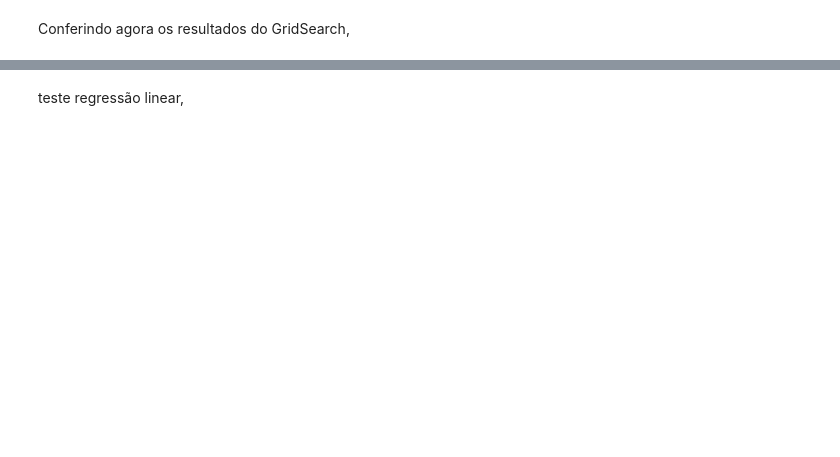
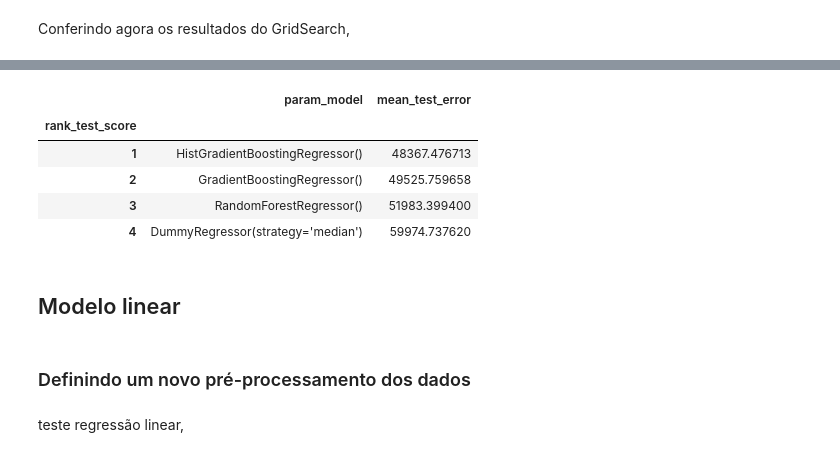
Before and after one commit to rfprates/LH_CD_RODRIGOPRATES, a Jupyter notebook: modelling/Modelling.ipynb, the cells around one changed output, grey strips where cells are left out. Saved outputs shown, nothing was run; the diff lists cells and outputs as text; code cells hidden in the pictures; blank space fills up the shorter version.

Commit message:
modelling_eight_version

```diff
--- a/modelling/Modelling.ipynb
+++ b/modelling/Modelling.ipynb
@@ -452,3 +463,17 @@ df_cv_results.loc[:,~df_cv_results.columns.str.contains('split|time')]
+# %%
+df_cv_results['test_error'] = -df_cv_results['test_score']
+df_cv_results[['param_model', 'mean_test_error']]
+# %% [output]
+|  | param_model | mean_test_error |
+| rank_test_score |  |  |
+| 1 | HistGradientBoostingRegressor() | 48367.476713 |
+| 2 | GradientBoostingRegressor() | 49525.759658 |
+| 3 | RandomForestRegressor() | 51983.399400 |
+| 4 | DummyRegressor(strategy='median') | 59974.737620 |
+# %% [markdown]
+## Modelo linear
+# %% [markdown]
+### Definindo um novo pré-processamento dos dados
 # %% [markdown]
 teste regressão linear,
 # %%
```
Also changed, not shown: parts of 44 cells of this notebook.
